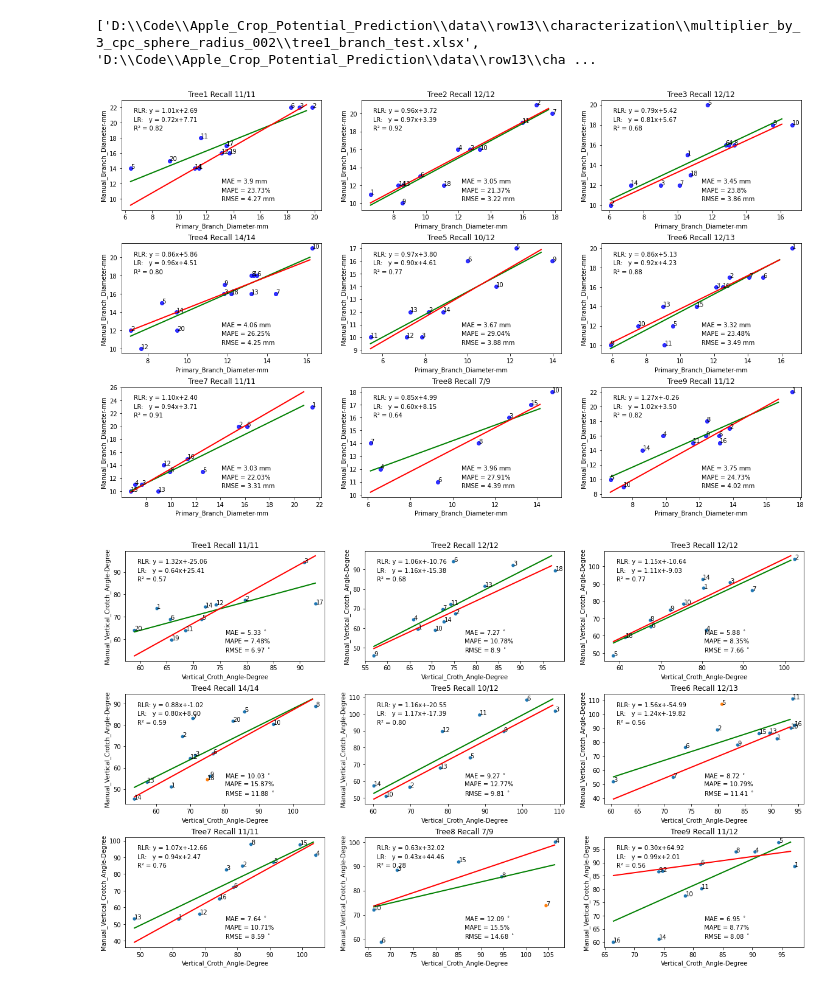
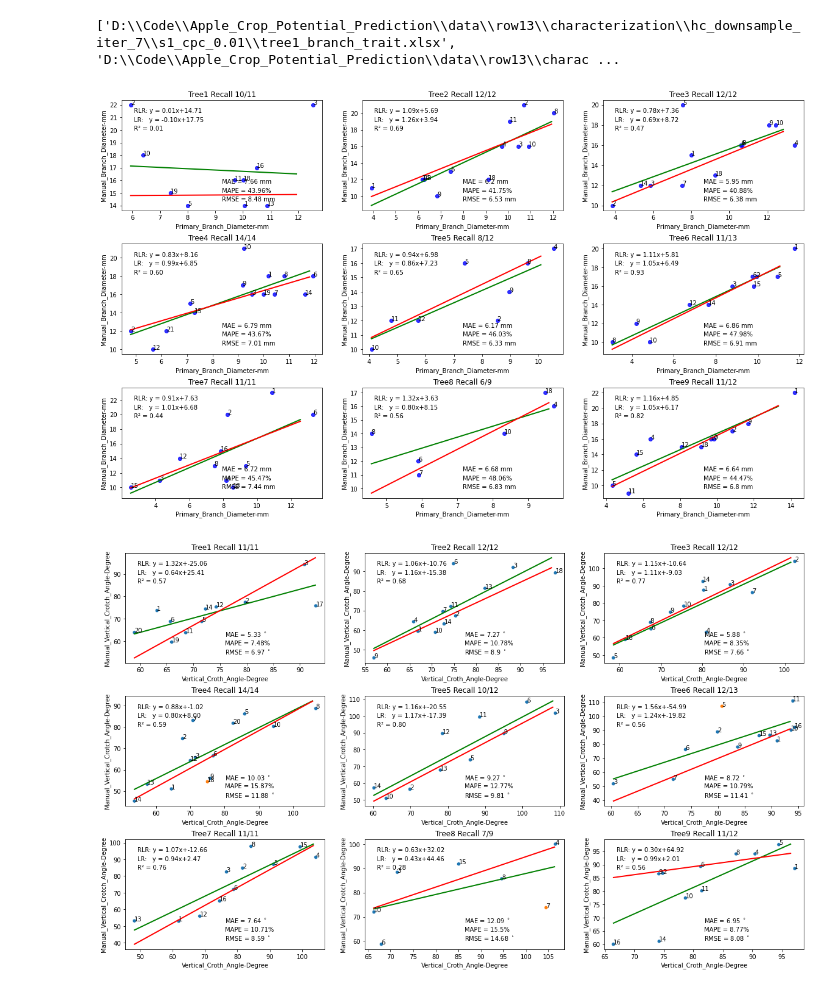
Before and after one commit to suptimq/AppleQSM, a Jupyter notebook: code/notebook/plot_branch_corr.ipynb, the cells around one changed output. Drawn from its saved outputs; the diff is of its cells as text; code cells hidden in the pictures.

```diff
--- a/code/notebook/plot_branch_corr.ipynb
+++ b/code/notebook/plot_branch_corr.ipynb
@@ -21,8 +21,8 @@ from utility import mean_absolute_percentage_error, calibrate_branch_trait, cali
 field_measurement_filepath = Path(r"D:\Data\Apple_Orchard\Lailiang_Cheng\Field_Measurements.xlsx")
 
 data_folder = Path(r'D:\Code\Apple_Crop_Potential_Prediction\data\row13\characterization')
-exp_id =  'multiplier_by_3_cpc_sphere_radius_002'
-exp_ref_id = 'multiplier_by_3'
+exp_id =  r'hc_downsample_iter_7\s1_cpc_0.01'
+exp_ref_id = r's1_cpc_0.01'
 data_folder = data_folder / exp_id
 excel_files = sorted(glob(str(data_folder / 'tree*_branch_*.xlsx')))
 print(excel_files)
@@ -30,7 +30,7 @@ print(excel_files)
 save_folder = data_folder
 save_folder.mkdir(exist_ok=True)
 # %% [output]
-['D:\\Code\\Apple_Crop_Potential_Prediction\\data\\row13\\characterization\\multiplier_by_3_cpc_sphere_radius_002\\tree1_branch_test.xlsx', 'D:\\Code\\Apple_Crop_Potential_Prediction\\data\\row13\\cha ...
+['D:\\Code\\Apple_Crop_Potential_Prediction\\data\\row13\\characterization\\hc_downsample_iter_7\\s1_cpc_0.01\\tree1_branch_trait.xlsx', 'D:\\Code\\Apple_Crop_Potential_Prediction\\data\\row13\\charac ...
 # %%
 all_tree_df = None
 all_sensor_measurement = 0
@@ -45,7 +45,7 @@ fig, axs = plt.subplots(nrows=nrows, ncols=ncols, figsize=(20, 12))
 plt.subplots_adjust(wspace=None, hspace=0.3)
 
 
-for index, characterization_filepath in enumerate(excel_files[:-1]):
+for index, characterization_filepath in enumerate(excel_files[:]):
 
     row = index // ncols
     col = index % ncols
@@ -80,34 +80,34 @@ for index, characterization_filepath in enumerate(excel_files[:-1]):
     if all_tree_df is None:
         all_tree_df = valid_sensor_measurement_df
     else:
         all_tree_df = pd.concat([all_tree_df, valid_sensor_measurement_df])
 
     all_sensor_measurement = all_sensor_measurement + total_sensor_measurement
     all_field_measurement = all_field_measurement + total_field_measurement
 
     metrics = evaluation(valid_sensor_measurement_df, x=x_axis, y=y_axis)
     lr_x, lr_y, lr_coef, lr_intercept, lr_score = metrics['LR']
     ransac_lr_x, ransac_lr_y, rlr_coef, rlr_intercept, rlr_score = metrics['RLR']
     sns.regplot(x=x_axis, y=y_axis, data=valid_sensor_measurement_df, ci=None, fit_reg=False, robust=False, scatter_kws={"color": "blue"}, line_kws={"color": "red"}, ax=ax)
     ax.plot(lr_x, lr_y, color="green", linewidth=2, label="Linear regressor")
     ax.plot(ransac_lr_x, ransac_lr_y, color="red", linewidth=2, label="RANSAC regressor")
 
     for row in valid_sensor_measurement_df.iterrows():
         tmp_est = row[1][x_axis]
         tmp_gt = row[1][y_axis]
         ax.text(tmp_est, tmp_gt, row[0])
 
     ax.text(0.06, 0.9, f'RLR: y = {rlr_coef[0][0]:.2f}x+{rlr_intercept[0]:.2f}', horizontalalignment='left', verticalalignment='center', transform=ax.transAxes)
     ax.text(0.06, 0.82, f'LR:   y = {lr_coef[0][0]:.2f}x+{lr_intercept[0]:.2f}', horizontalalignment='left', verticalalignment='center', transform=ax.transAxes)
     ax.text(0.06, 0.74, f'R\u00b2 = {lr_score:.2f}', horizontalalignment='left', verticalalignment='center', transform=ax.transAxes)
     ax.text(0.5, 0.26, f"MAE = {metrics['MAE']} mm", horizontalalignment='left', verticalalignment='center', transform=ax.transAxes)
     ax.text(0.5, 0.18, f"MAPE = {metrics['MAPE']}%", horizontalalignment='left', verticalalignment='center', transform=ax.transAxes)
     ax.text(0.5, 0.1, f"RMSE = {metrics['RMSE']} mm", horizontalalignment='left', verticalalignment='center', transform=ax.transAxes)
     ax.set_title(f'{tree_id.capitalize()} Recall {total_sensor_measurement}/{total_field_measurement}')
 
 # plt.savefig(str(save_folder / 'Diameter.png'), dpi=300)
 # %% [output]
-[figure, old version]
+[figure, new version]
 # %%
 x_axis = 'Vertical_Croth_Angle-Degree'
 y_axis = 'Manual_Vertical_Crotch_Angle-Degree'
```
Also changed, not shown: parts of 2 cells of this notebook, 5 other files.
